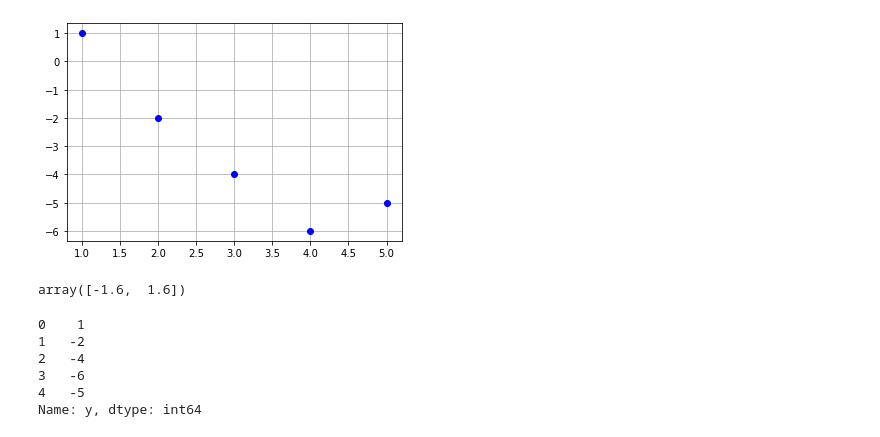
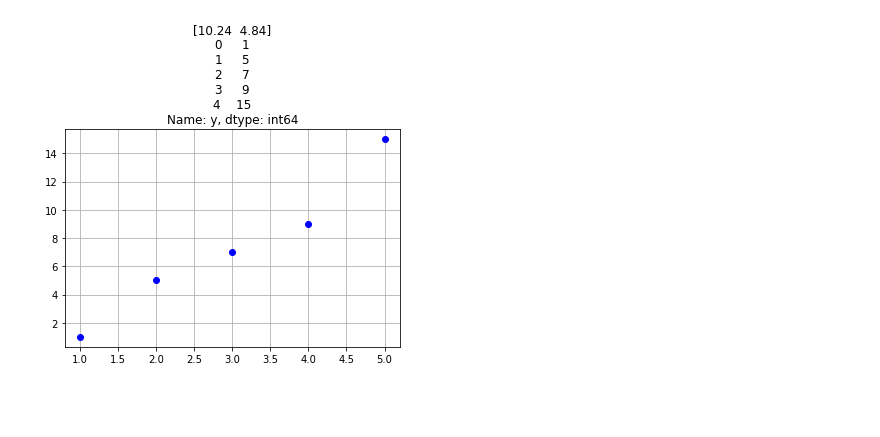
Before and after one commit to resquator/resquator.PL_estimator, a Jupyter notebook: notebooks/features/compute_trend.ipynb, the cells around one changed output. Cells and saved outputs as stored; diff of their text form; code cells hidden in the pictures; blank space fills up the shorter version.

```diff
--- a/notebooks/features/compute_trend.ipynb
+++ b/notebooks/features/compute_trend.ipynb
@@ -7,26 +4,18 @@ s = np.arange(1,6)
 # %%
+r = [1,4,2,2,6]
+s = np.arange(1,6)
+
 df = pd.DataFrame()
 df['x']=s
 df['y']=r
 
+model = np.polyfit(df.x, df.y.cumsum(), 1)
+model
+new_line = '\n'
 import matplotlib.pyplot as plt
 plt.plot(s,df.y.cumsum(),'bo')
-
+plt.title(f'{model**2}{new_line}{df.y.cumsum()}')
 plt.grid()
 plt.show()
 # %% [output]
-[figure, old version]
+[figure, new version]
-# %%
-model = np.polyfit(df.x, df.y.cumsum(), 1)
-model
-# %% [output]
-array([-1.6,  1.6])
-# %%
-df.y.cumsum()
-# %% [output]
-0    1
-1   -2
-2   -4
-3   -6
-4   -5
-Name: y, dtype: int64
```
Also changed, not shown: parts of 2 cells of this notebook, 9 other files.
